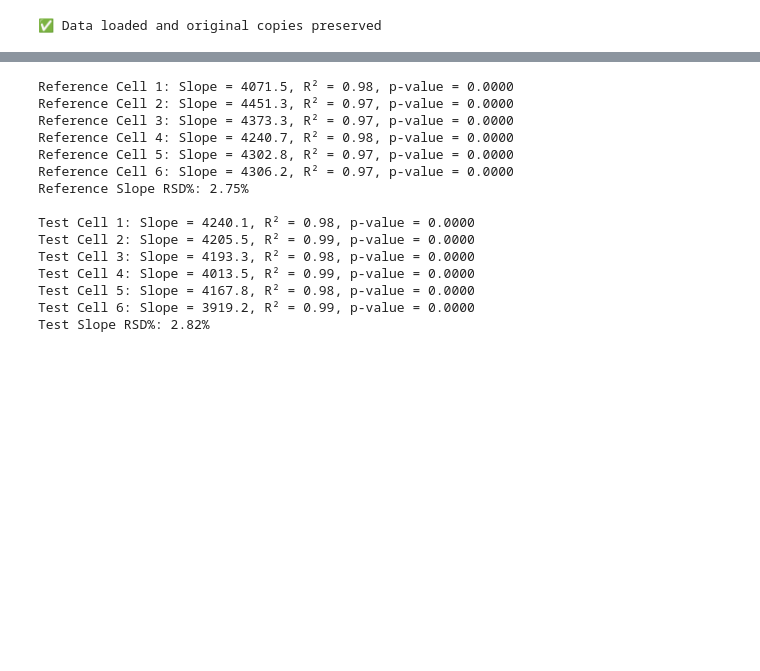
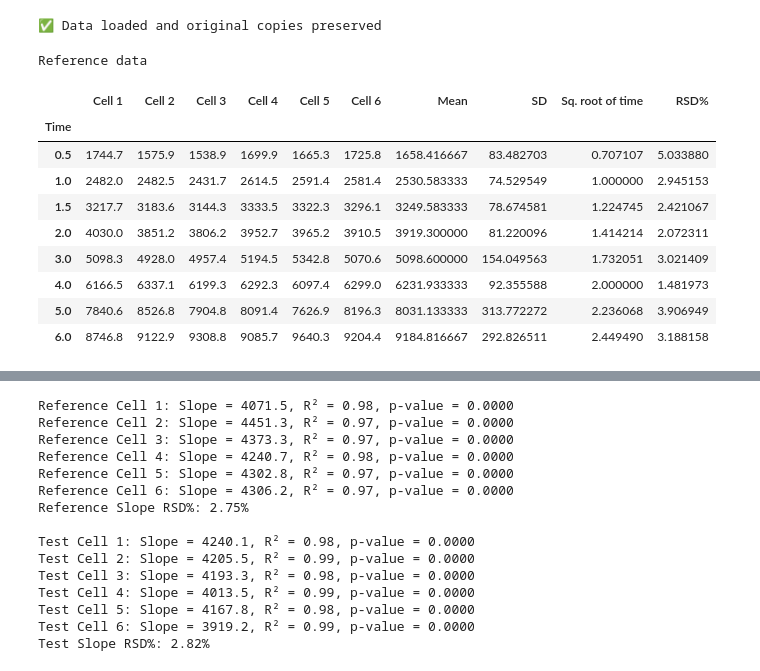
Before and after one commit to jlcunff/Data-analysis, a Jupyter notebook: IVRT/equivalence.ipynb, the cells around one changed output, grey strips where cells are left out. Drawn from its saved outputs; the diff is of its cells as text; code cells hidden in the pictures; blank space fills up the shorter version.

```diff
--- a/IVRT/equivalence.ipynb
+++ b/IVRT/equivalence.ipynb
@@ -137,4 +137,17 @@ test_data['RSD%'] = test_rsd
 # %% [output]
 ✅ Data loaded and original copies preserved
 # %%
-ref_data.head(8)
+print("Reference data")
+ref_data.head(len(ref_data_original.index.tolist()))
+# %% [output]
+Reference data
+|  | Cell 1 | Cell 2 | Cell 3 | Cell 4 | Cell 5 | Cell 6 | Mean | SD | Sq. root of time | RSD% |
+| Time |  |  |  |  |  |  |  |  |  |  |
+| 0.5 | 1744.7 | 1575.9 | 1538.9 | 1699.9 | 1665.3 | 1725.8 | 1658.416667 | 83.482703 | 0.707107 | 5.033880 |
+| 1.0 | 2482.0 | 2482.5 | 2431.7 | 2614.5 | 2591.4 | 2581.4 | 2530.583333 | 74.529549 | 1.000000 | 2.945153 |
+| 1.5 | 3217.7 | 3183.6 | 3144.3 | 3333.5 | 3322.3 | 3296.1 | 3249.583333 | 78.674581 | 1.224745 | 2.421067 |
+| 2.0 | 4030.0 | 3851.2 | 3806.2 | 3952.7 | 3965.2 | 3910.5 | 3919.300000 | 81.220096 | 1.414214 | 2.072311 |
+| 3.0 | 5098.3 | 4928.0 | 4957.4 | 5194.5 | 5342.8 | 5070.6 | 5098.600000 | 154.049563 | 1.732051 | 3.021409 |
+| 4.0 | 6166.5 | 6337.1 | 6199.3 | 6292.3 | 6097.4 | 6299.0 | 6231.933333 | 92.355588 | 2.000000 | 1.481973 |
+| 5.0 | 7840.6 | 8526.8 | 7904.8 | 8091.4 | 7626.9 | 8196.3 | 8031.133333 | 313.772272 | 2.236068 | 3.906949 |
+| 6.0 | 8746.8 | 9122.9 | 9308.8 | 9085.7 | 9640.3 | 9204.4 | 9184.816667 | 292.826511 | 2.449490 | 3.188158 |
```
Also changed, not shown: parts of 3 cells of this notebook.
